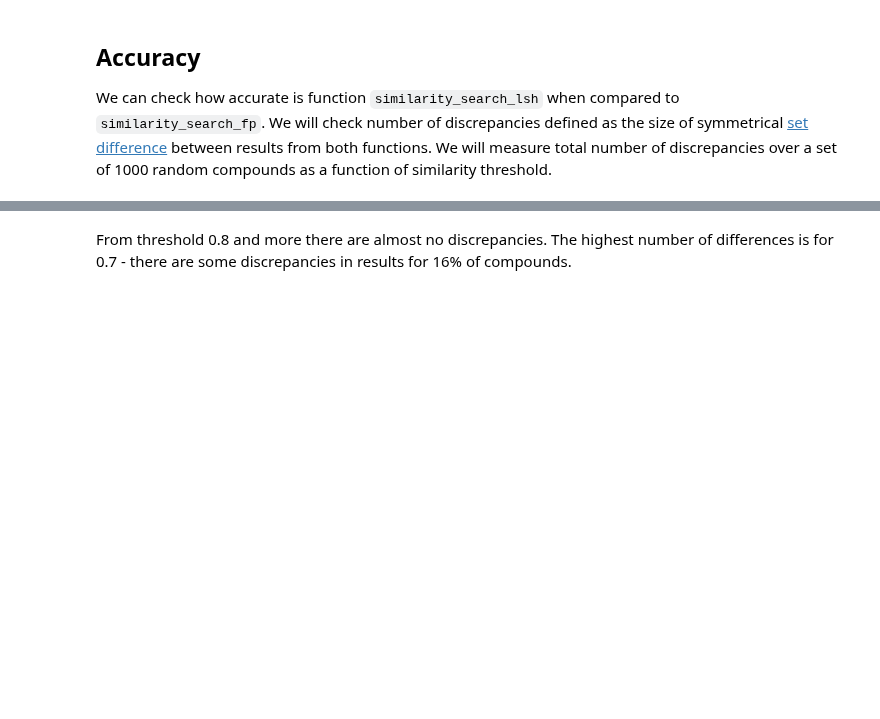
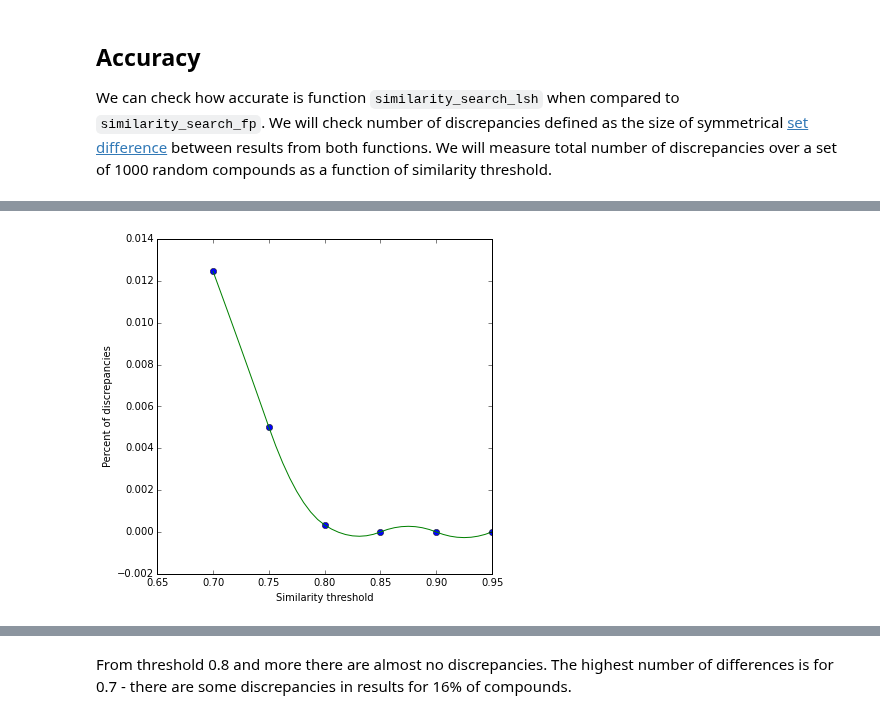
Before and after one commit to chembl/mychembl, a Jupyter notebook: ipython_notebooks/XX_mongoDB_similarity_search.ipynb, the cells around one changed output, grey strips where cells are left out. Drawn from its saved outputs; the diff is of its cells as text; code cells hidden in the pictures; blank space fills up the shorter version.

```diff
--- a/ipython_notebooks/XX_mongoDB_similarity_search.ipynb
+++ b/ipython_notebooks/XX_mongoDB_similarity_search.ipynb
@@ -558,2 +572,15 @@ print discrepancies
+# %%
+thresholds = np.array([t[0] for t in reversed(discrepancies)])
+errors = np.array([t[1] / t[2] for t in reversed(discrepancies)])
+fig = plt.figure()
+fig.set_size_inches(6, 6)
+xnew = np.linspace(thresholds.min(), thresholds.max(), num=41, endpoint=True)
+f2 = interp1d(thresholds, errors, kind='quadratic')
+plt.plot(thresholds, errors, 'o', xnew, f2(xnew), '-')
+plt.ylabel('Percent of discrepancies')
+plt.xlabel('Similarity threshold')
+plt.show()
+# %% [output]
+[figure, added]
 # %%
 thresholds = np.array([t[0] for t in reversed(discrepancies)])
```
Also changed, not shown: parts of 4 cells of this notebook.
